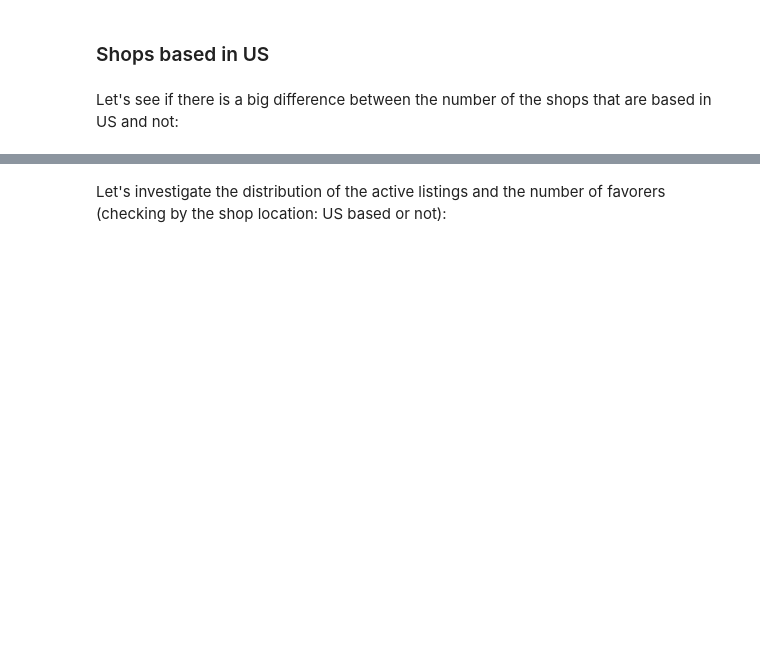
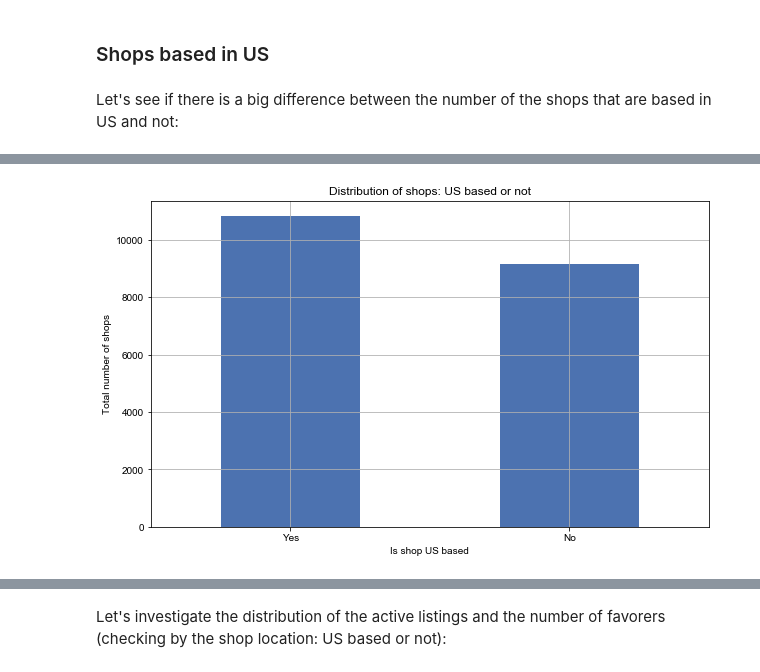
Before and after one commit to kristinakun/project-visualizing-real-world-data, a Jupyter notebook: code/main.ipynb, the cells around one changed output, grey strips where cells are left out. Saved outputs shown, nothing was run; the diff lists cells and outputs as text; code cells hidden in the pictures; blank space fills up the shorter version.

```diff
--- a/code/main.ipynb
+++ b/code/main.ipynb
@@ -234,3 +234,19 @@ data.head()
 | 2 | 19-Nov | 0 | 0 | USD | True | False | ... |
 | 3 | 19-Nov | 40 | 1 | USD | False | False | ... |
 | 4 | 19-Nov | 7 | 1 | USD | True | False | ... |
+# %%
+fig, ax = plt.subplots(1, figsize=(10,6))
+plt.style.use('seaborn')
+
+shop_us_based = data.is_shop_us_based.value_counts()
+shop_us_based.plot(kind='bar', rot=0)
+plt.xlabel('Is shop US based')
+plt.ylabel('Total number of shops')
+plt.title('Distribution of shops: US based or not')
+
+ticks = ['Yes', 'No']
+ax.set_xticklabels(ticks)
+
+plt.show()
+# %% [output]
+[figure, added]
```
Also changed, not shown: parts of 9 cells of this notebook, 1 other file.
